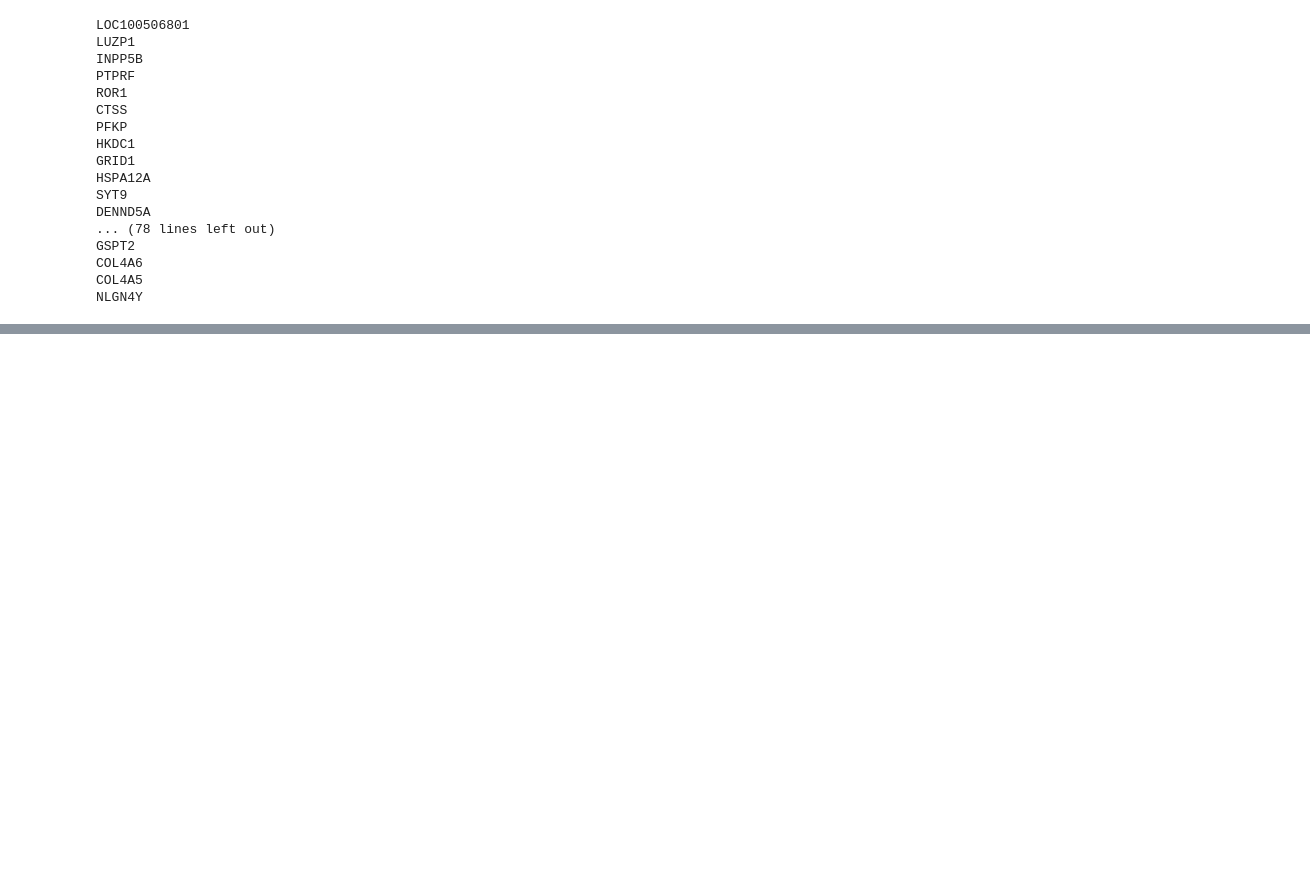
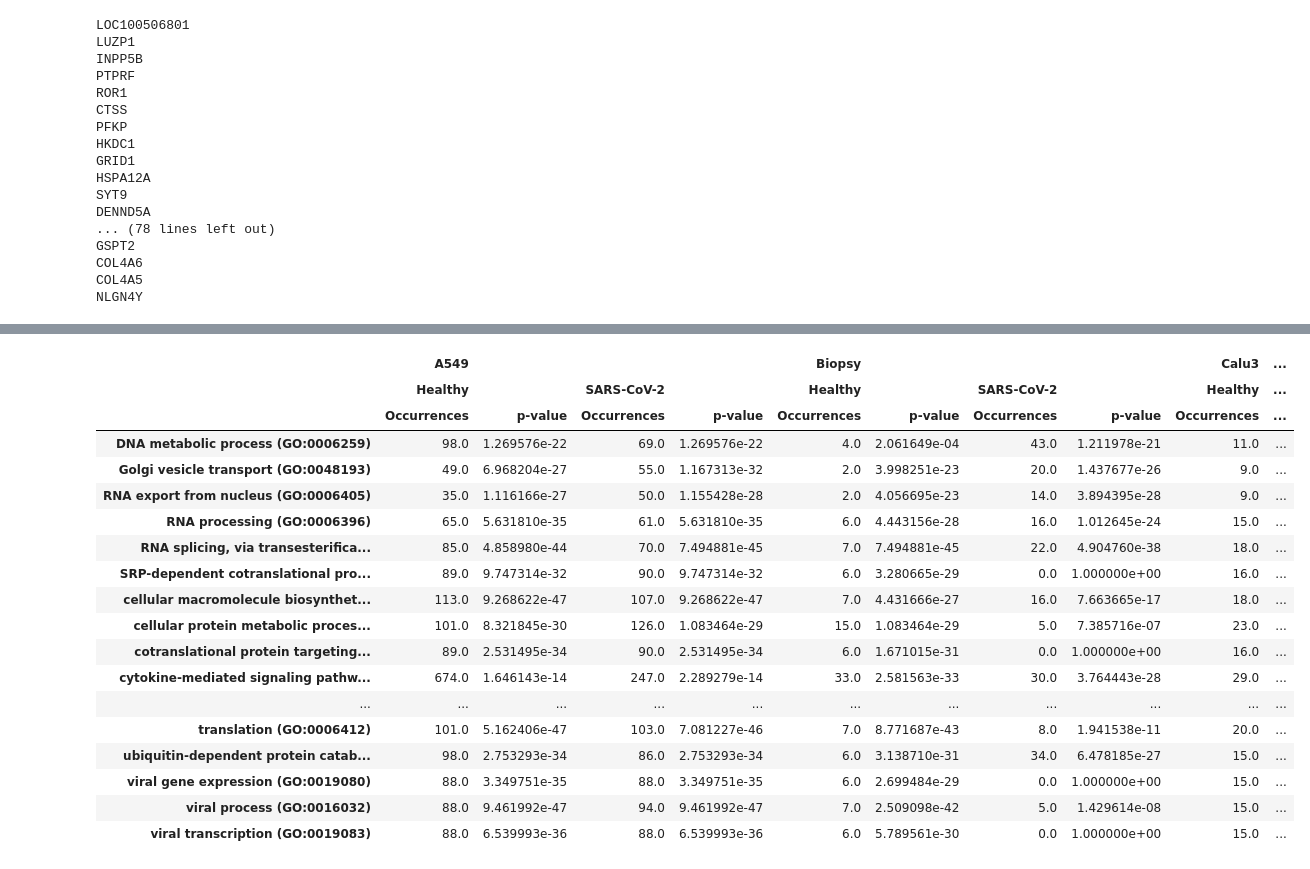
Before and after one commit to PRodrigues98/Analysis-of-regulatory-response-to-SARS-CoV-2-infection, a Jupyter notebook: Biclustering/Results/ProcessResults.ipynb, the cells around one changed output, grey strips where cells are left out. Saved outputs shown, nothing was run; the diff lists cells and outputs as text; code cells hidden in the pictures; blank space fills up the shorter version.

```diff
--- a/Biclustering/Results/ProcessResults.ipynb
+++ b/Biclustering/Results/ProcessResults.ipynb
@@ -317,9 +374,16 @@ NLGN4Y
 # %%
+term_index = []
 terms = {}
+
+data = []
+
+i = 0
 
 for method in results:
     for biclust in results[method]:
         biclust_terms = biclust['enriched_terms']
+        conditions = biclust['conditions']
+
         if 'GO_Biological_Process_2018' in biclust['enriched_terms']:
             biclust_terms = biclust['enriched_terms']['GO_Biological_Process_2018']
 
@@ -328,10 +392,21 @@ for method in results:
                 break
 
             if term[1] not in terms:
-                terms[term[1]] = {'p-value aggregate score': term[6], 'Total occurrences': 1}
-            else:
-                terms[term[1]]['p-value aggregate score'] = term[6]
-                terms[term[1]]['Total occurrences'] += 1
+                term_index.append((term[1], 'Occurrences'))
+                term_index.append((term[1], 'p-value'))
+                terms[term[1]] = i
+                data.append([0] * len(multiindex)) # occurrences
+                data.append([1] * len(multiindex)) # p-values
+                i += 2
 
-for term in terms:
-    terms[term]['p-value aggregate score'] /= terms[term]['Total occurrences']
+
+            for cond in conditions:
+                info = get_info_from_name(cond)
+
+                row_index = terms[term[1]]
+                col_index = find_in_multiindex(info['Cell Type'], info['Condition'], multiindex)
+
+                data[row_index][col_index] += 1
+
+                if data[row_index + 1][col_index] > term[6]:
+                    data[row_index + 1][col_index] = term[6]
@@ -357,0 +413,2 @@ pd.DataFrame(terms).T.nlargest(50, 'Total occurrences')
+# %%
+enriched_dataframe = pd.DataFrame(data, index = pd.MultiIndex.from_tuples(term_index), columns = pd.MultiIndex.from_tuples(multiindex)).sort_index().sort_index(axis = 1)
@@ -357,0 +432,4 @@ pd.DataFrame(terms).T.nlargest(50, 'Total occurrences')
+# %%
+#enriched_dataframe.xs(['Healthy', 'SARS-CoV-2'], axis=1, level=1, drop_level=False)
+idx = pd.IndexSlice
+enriched_dataframe.loc[idx[:, :], idx[['A549'], ['SARS-CoV-2']]]
@@ -357,0 +471,7 @@ pd.DataFrame(terms).T.nlargest(50, 'Total occurrences')
+# %%
+cell_types = {'NHBE', 'A549', 'Calu3', 'Biopsy'}
+
+rank_processes = set()
+
+for cell_type in cell_types:
+    rank_processes.update(enriched_dataframe[cell_type].unstack()['SARS-CoV-2'].sort_values('p-value').head(25).index)
@@ -357,0 +498,22 @@ pd.DataFrame(terms).T.nlargest(50, 'Total occurrences')
+# %%
+enriched_dataframe.loc[idx[rank_processes, :], idx[:, ['Healthy', 'SARS-CoV-2']]].unstack()
+# %% [output]
+|  | A549 |  |  |  | Biopsy |  |  |  | Calu3 | ... |
+|  | Healthy |  | SARS-CoV-2 |  | Healthy |  | SARS-CoV-2 |  | Healthy | ... |
+|  | Occurrences | p-value | Occurrences | p-value | Occurrences | p-value | Occurrences | p-value | Occurrences | ... |
+| DNA metabolic process (GO:0006259) | 98.0 | 1.269576e-22 | 69.0 | 1.269576e-22 | 4.0 | 2.061649e-04 | 43.0 | 1.211978e-21 | 11.0 | ... |
+| Golgi vesicle transport (GO:0048193) | 49.0 | 6.968204e-27 | 55.0 | 1.167313e-32 | 2.0 | 3.998251e-23 | 20.0 | 1.437677e-26 | 9.0 | ... |
+| RNA export from nucleus (GO:0006405) | 35.0 | 1.116166e-27 | 50.0 | 1.155428e-28 | 2.0 | 4.056695e-23 | 14.0 | 3.894395e-28 | 9.0 | ... |
+| RNA processing (GO:0006396) | 65.0 | 5.631810e-35 | 61.0 | 5.631810e-35 | 6.0 | 4.443156e-28 | 16.0 | 1.012645e-24 | 15.0 | ... |
+| RNA splicing, via transesterifica... | 85.0 | 4.858980e-44 | 70.0 | 7.494881e-45 | 7.0 | 7.494881e-45 | 22.0 | 4.904760e-38 | 18.0 | ... |
+| SRP-dependent cotranslational pro... | 89.0 | 9.747314e-32 | 90.0 | 9.747314e-32 | 6.0 | 3.280665e-29 | 0.0 | 1.000000e+00 | 16.0 | ... |
+| cellular macromolecule biosynthet... | 113.0 | 9.268622e-47 | 107.0 | 9.268622e-47 | 7.0 | 4.431666e-27 | 16.0 | 7.663665e-17 | 18.0 | ... |
+| cellular protein metabolic proces... | 101.0 | 8.321845e-30 | 126.0 | 1.083464e-29 | 15.0 | 1.083464e-29 | 5.0 | 7.385716e-07 | 23.0 | ... |
+| cotranslational protein targeting... | 89.0 | 2.531495e-34 | 90.0 | 2.531495e-34 | 6.0 | 1.671015e-31 | 0.0 | 1.000000e+00 | 16.0 | ... |
+| cytokine-mediated signaling pathw... | 674.0 | 1.646143e-14 | 247.0 | 2.289279e-14 | 33.0 | 2.581563e-33 | 30.0 | 3.764443e-28 | 29.0 | ... |
+| ... | ... | ... | ... | ... | ... | ... | ... | ... | ... | ... |
+| translation (GO:0006412) | 101.0 | 5.162406e-47 | 103.0 | 7.081227e-46 | 7.0 | 8.771687e-43 | 8.0 | 1.941538e-11 | 20.0 | ... |
+| ubiquitin-dependent protein catab... | 98.0 | 2.753293e-34 | 86.0 | 2.753293e-34 | 6.0 | 3.138710e-31 | 34.0 | 6.478185e-27 | 15.0 | ... |
+| viral gene expression (GO:0019080) | 88.0 | 3.349751e-35 | 88.0 | 3.349751e-35 | 6.0 | 2.699484e-29 | 0.0 | 1.000000e+00 | 15.0 | ... |
+| viral process (GO:0016032) | 88.0 | 9.461992e-47 | 94.0 | 9.461992e-47 | 7.0 | 2.509098e-42 | 5.0 | 1.429614e-08 | 15.0 | ... |
+| viral transcription (GO:0019083) | 88.0 | 6.539993e-36 | 88.0 | 6.539993e-36 | 6.0 | 5.789561e-30 | 0.0 | 1.000000e+00 | 15.0 | ... |
```
Also changed, not shown: parts of 17 cells of this notebook, 8 other files.
